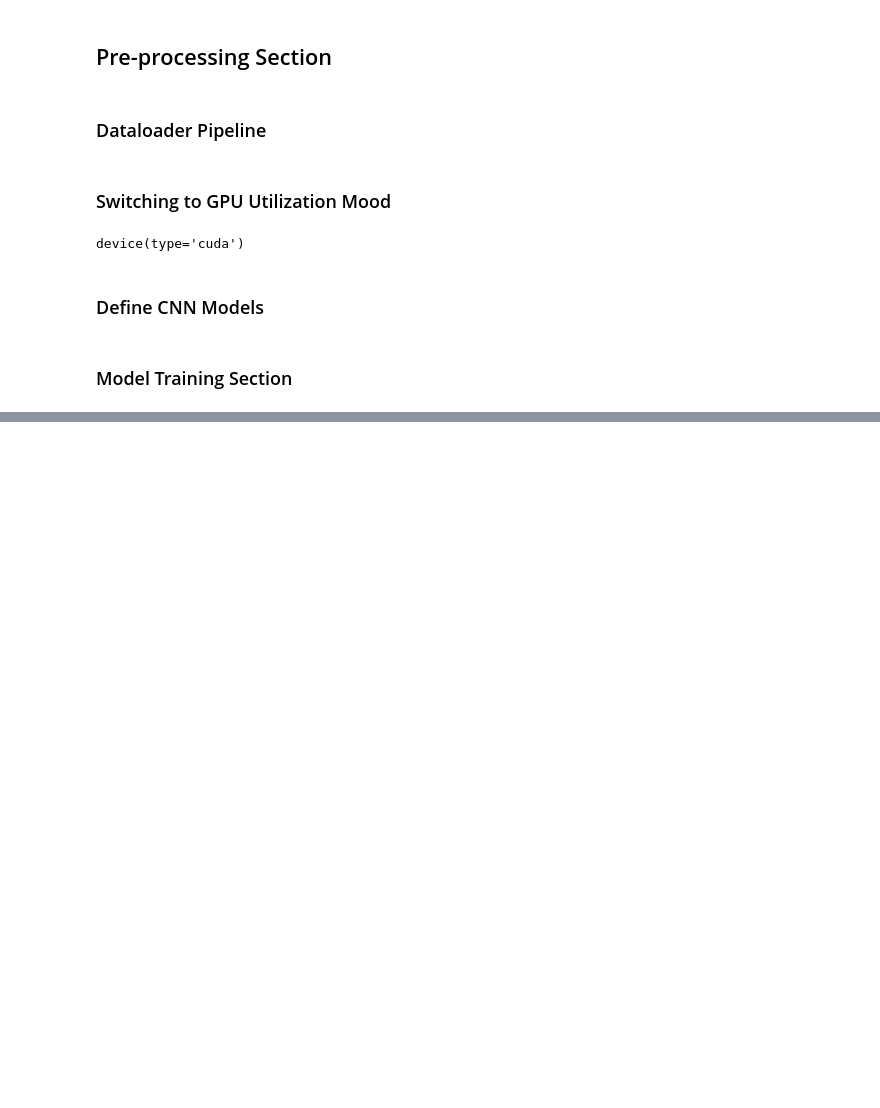
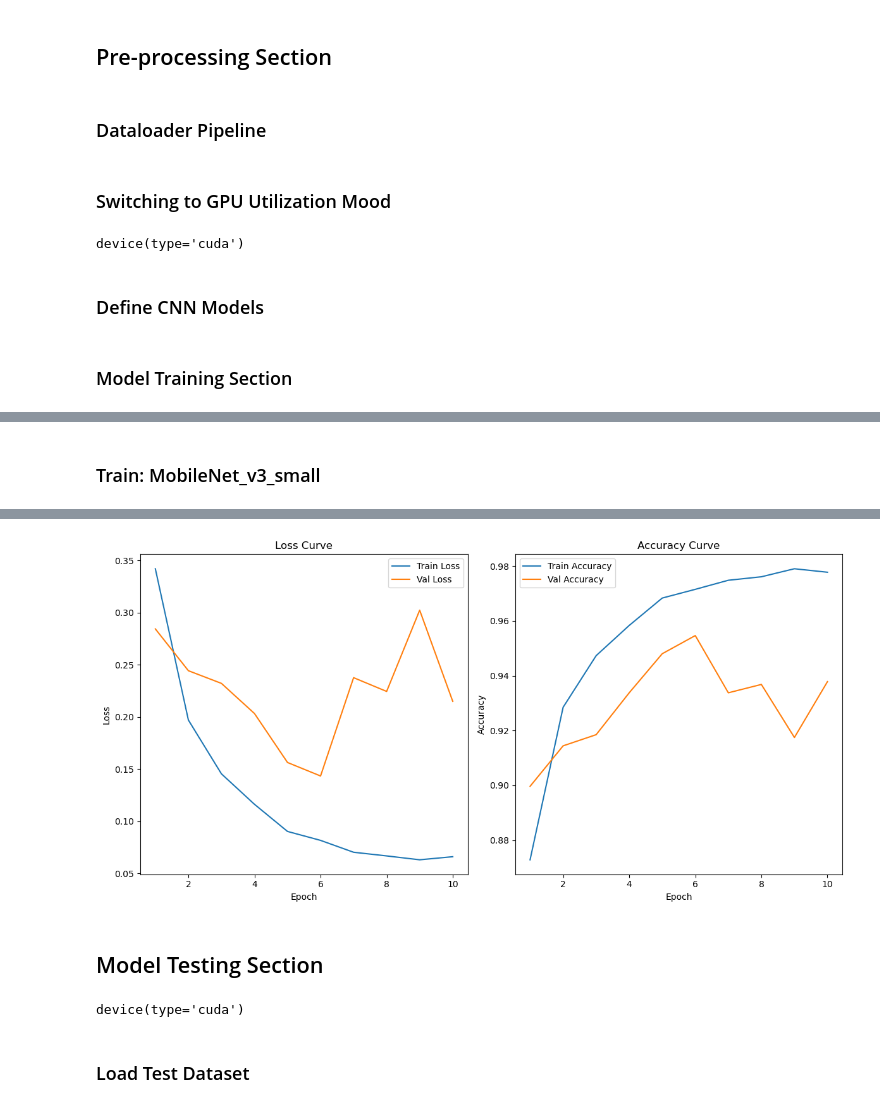
Before and after one commit to ihsanulcode/WasteSortingCV, a Jupyter notebook: Notebook.ipynb, the cells around one changed output, grey strips where cells are left out. Cells and saved outputs as stored; diff of their text form; code cells hidden in the pictures; blank space fills up the shorter version.

```diff
--- a/Notebook.ipynb
+++ b/Notebook.ipynb
@@ -345,0 +533,26 @@ plt.show()
+# %% [markdown]
+### Train: MobileNet_v3_small
+# %%
+data_dir = 'Dataset/'
+batch_size = 32
+dataloaders = create_train_val_test_dataloaders(data_dir, batch_size)
+model = load_mobilenet_v3_small(num_classes=3).to(device)
+criterion = nn.CrossEntropyLoss()
+optimizer = optim.Adam(model.parameters(), lr=0.001)
+
+# Create an instance of ModelTrainer
+trainer = ModelTrainer(
+    model=model,
+    dataloaders=dataloaders,
+    criterion=criterion,
+    optimizer=optimizer,
+    num_epochs=10,
+    save_dir='Checkpoints/mobilenet_v3_small'
+)
+
+# Train the model
+trainer.train()
+
+# Plot learning curves
+trainer.plot_learning_curves('learning_curves_mobilenet_v3_small')
+# %% [output]
@@ -345,0 +570,13 @@ plt.show()
+[figure, added]
+# %% [markdown]
+## Model Testing Section
+# %%
+import torch
+
+# Move to GPU
+device = torch.device("cuda" if torch.cuda.is_available() else "cpu")
+device
+# %% [output]
+device(type='cuda')
+# %% [markdown]
+### Load Test Dataset
```
Also changed, not shown: parts of 24 cells of this notebook, 10 other files.
